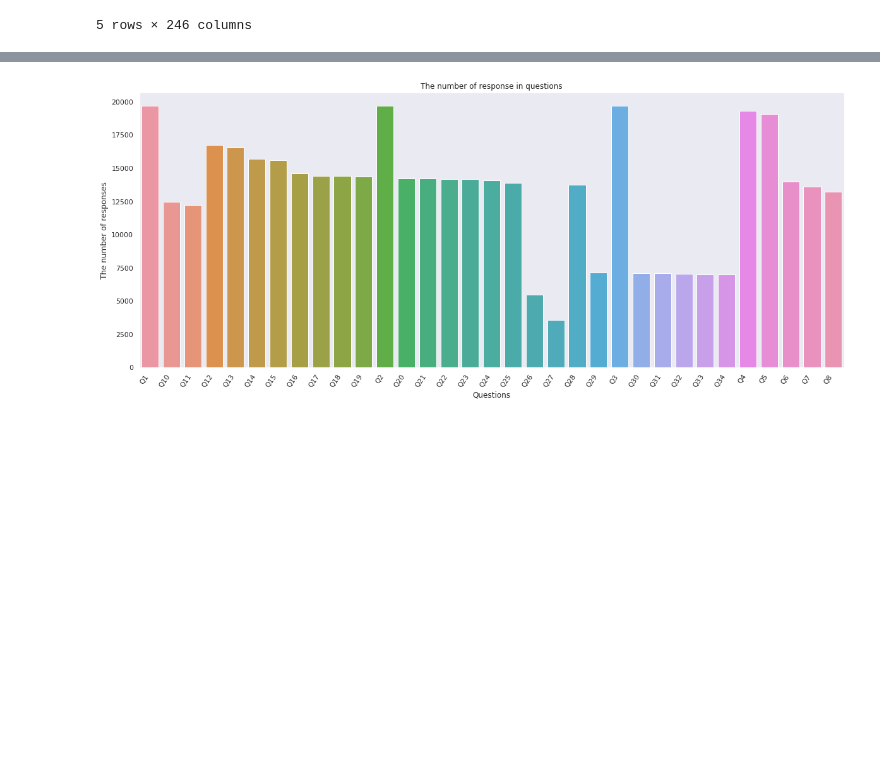
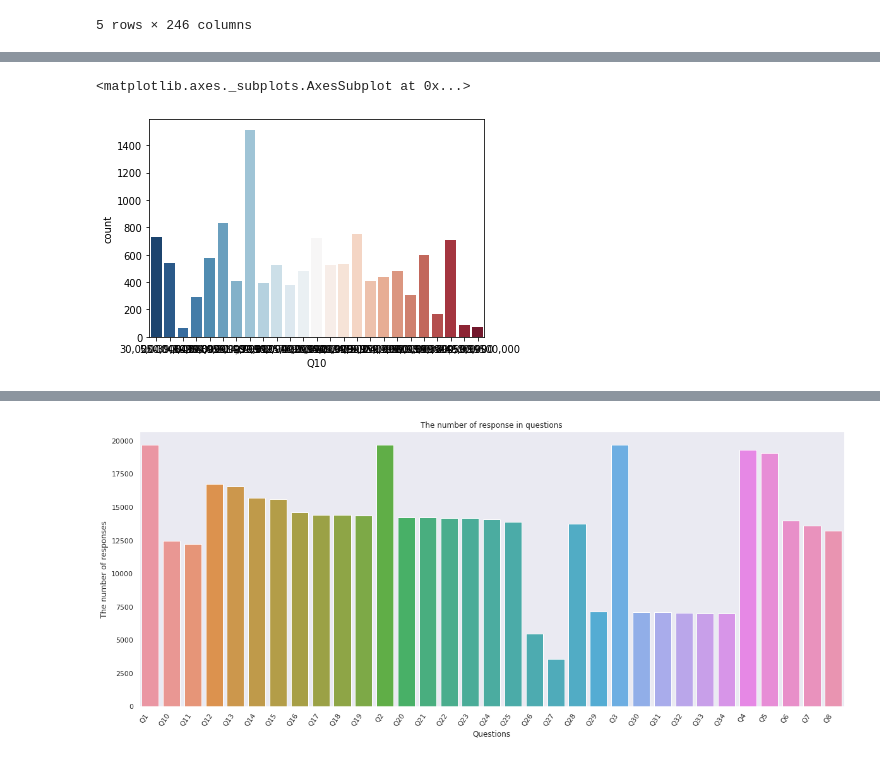
Before and after one commit to Branden-Kang/Kaggle-Competition, a Jupyter notebook: 2019_Kaggle_ML_&_DS_Survey.ipynb, the cells around one changed output, grey strips where cells are left out. Saved outputs shown, nothing was run; the diff lists cells and outputs as text; code cells hidden in the pictures; blank space fills up the shorter version.

```diff
--- a/2019_Kaggle_ML_&_DS_Survey.ipynb
+++ b/2019_Kaggle_ML_&_DS_Survey.ipynb
@@ -120,0 +161,2 @@ question.head()
+# %%
+X_enc = multi_response.copy()
@@ -121 +168,35 @@ question.head()
+# %%
+X_enc = pd.get_dummies(X_enc, columns=['Q9_Part_1','Q9_Part_2','Q9_Part_3','Q9_Part_4','Q9_Part_5','Q9_Part_6','Q9_Part_7','Q9_Part_8',\
+                                       'Q12_Part_1','Q12_Part_2','Q12_Part_3','Q12_Part_4','Q12_Part_5','Q12_Part_6','Q12_Part_7','Q12_Part_8',\
+                                       'Q12_Part_9','Q12_Part_10','Q12_Part_11','Q12_Part_12',\
+                                       'Q13_Part_1','Q13_Part_2','Q13_Part_3','Q13_Part_4','Q13_Part_5','Q13_Part_6','Q13_Part_7','Q13_Part_8',\
+                                       'Q13_Part_9','Q13_Part_10','Q13_Part_11','Q13_Part_12',\
+                                       'Q16_Part_1','Q16_Part_2','Q16_Part_3','Q16_Part_4','Q16_Part_5','Q16_Part_6','Q16_Part_7','Q16_Part_8',\
+                                       'Q16_Part_9','Q16_Part_10','Q16_Part_11','Q16_Part_12',\
+                                       'Q17_Part_1','Q17_Part_2','Q17_Part_3','Q17_Part_4','Q17_Part_5','Q17_Part_6','Q17_Part_7','Q17_Part_8',\
+                                       'Q17_Part_9','Q17_Part_10','Q17_Part_11','Q17_Part_12',\
+                                       'Q18_Part_1','Q18_Part_2','Q18_Part_3','Q18_Part_4','Q18_Part_5','Q18_Part_6','Q18_Part_7','Q18_Part_8',\
+                                       'Q18_Part_9','Q18_Part_10','Q18_Part_11','Q18_Part_12',\
+                                       'Q20_Part_1','Q20_Part_2','Q20_Part_3','Q20_Part_4','Q20_Part_5','Q20_Part_6','Q20_Part_7','Q20_Part_8',\
+                                       'Q20_Part_9','Q20_Part_10','Q20_Part_11','Q20_Part_12',\
+                                       'Q21_Part_1','Q21_Part_2','Q21_Part_3','Q21_Part_4','Q21_Part_5',\
+                                       'Q24_Part_1','Q24_Part_2','Q24_Part_3','Q24_Part_4','Q24_Part_5','Q24_Part_6','Q24_Part_7','Q24_Part_8',\
+                                       'Q24_Part_9','Q24_Part_10','Q24_Part_11','Q24_Part_12',\
+                                       'Q25_Part_1','Q25_Part_2','Q25_Part_3','Q25_Part_4','Q25_Part_5','Q25_Part_6','Q25_Part_7','Q25_Part_8',\
+                                       'Q26_Part_1','Q26_Part_2','Q26_Part_3','Q26_Part_4','Q26_Part_5','Q26_Part_6','Q26_Part_7',\
+                                       'Q27_Part_1','Q27_Part_2','Q27_Part_3','Q27_Part_4','Q27_Part_5','Q27_Part_6',\
+                                       'Q28_Part_1','Q28_Part_2','Q28_Part_3','Q28_Part_4','Q28_Part_5','Q28_Part_6','Q28_Part_7','Q28_Part_8',\
+                                       'Q28_Part_9','Q28_Part_10','Q28_Part_11','Q28_Part_12',\
+                                       'Q29_Part_1','Q29_Part_2','Q29_Part_3','Q29_Part_4','Q29_Part_5','Q29_Part_6','Q29_Part_7','Q29_Part_8',\
+                                       'Q29_Part_9','Q29_Part_10','Q29_Part_11','Q29_Part_12',\
+                                       'Q30_Part_1','Q30_Part_2','Q30_Part_3','Q30_Part_4','Q30_Part_5','Q30_Part_6','Q30_Part_7','Q30_Part_8',\
+                                       'Q30_Part_9','Q30_Part_10','Q30_Part_11','Q30_Part_12',\
+                                       'Q31_Part_1','Q31_Part_2','Q31_Part_3','Q31_Part_4','Q31_Part_5','Q31_Part_6','Q31_Part_7','Q31_Part_8',\
+                                       'Q31_Part_9','Q31_Part_10','Q31_Part_11','Q31_Part_12',\
+                                       'Q32_Part_1','Q32_Part_2','Q32_Part_3','Q32_Part_4','Q32_Part_5','Q32_Part_6','Q32_Part_7','Q32_Part_8',\
+                                       'Q32_Part_9','Q32_Part_10','Q32_Part_11','Q32_Part_12',\
+                                       'Q33_Part_1','Q33_Part_2','Q33_Part_3','Q33_Part_4','Q33_Part_5','Q33_Part_6','Q33_Part_7','Q33_Part_8',\
+                                       'Q33_Part_9','Q33_Part_10','Q33_Part_11','Q33_Part_12',\
+                                       'Q34_Part_1','Q34_Part_2','Q34_Part_3','Q34_Part_4','Q34_Part_5','Q34_Part_6','Q34_Part_7','Q34_Part_8',\
+                                       'Q34_Part_9','Q34_Part_10','Q34_Part_11','Q34_Part_12'])
 # %%
@@ -129,0 +250,5 @@ survey.head()
+# %%
+X_enc = X_enc.drop(['Q2_OTHER_TEXT','Q5_OTHER_TEXT','Q9_OTHER_TEXT','Q12_OTHER_TEXT','Q13_OTHER_TEXT','Q14_Part_1_TEXT','Q14_Part_2_TEXT','Q14_Part_3_TEXT',\
+                            'Q14_Part_4_TEXT','Q14_Part_5_TEXT','Q14_OTHER_TEXT','Q16_OTHER_TEXT','Q17_OTHER_TEXT','Q18_OTHER_TEXT','Q19_OTHER_TEXT',\
+                            'Q20_OTHER_TEXT','Q21_OTHER_TEXT','Q24_OTHER_TEXT','Q25_OTHER_TEXT','Q26_OTHER_TEXT','Q27_OTHER_TEXT','Q28_OTHER_TEXT',\
+                            'Q29_OTHER_TEXT','Q30_OTHER_TEXT','Q31_OTHER_TEXT','Q32_OTHER_TEXT','Q33_OTHER_TEXT','Q34_OTHER_TEXT'],axis=1)
@@ -129,0 +280,6 @@ survey.head()
+# %%
+# checking the imbalance
+sb.countplot(x='Q10',data=X_enc,palette='RdBu_r') # Barplot for the dependent variable
+# %% [output]
+<matplotlib.axes._subplots.AxesSubplot at 0x...>
+[figure, added]
```
Also changed, not shown: parts of 38 cells of this notebook.
